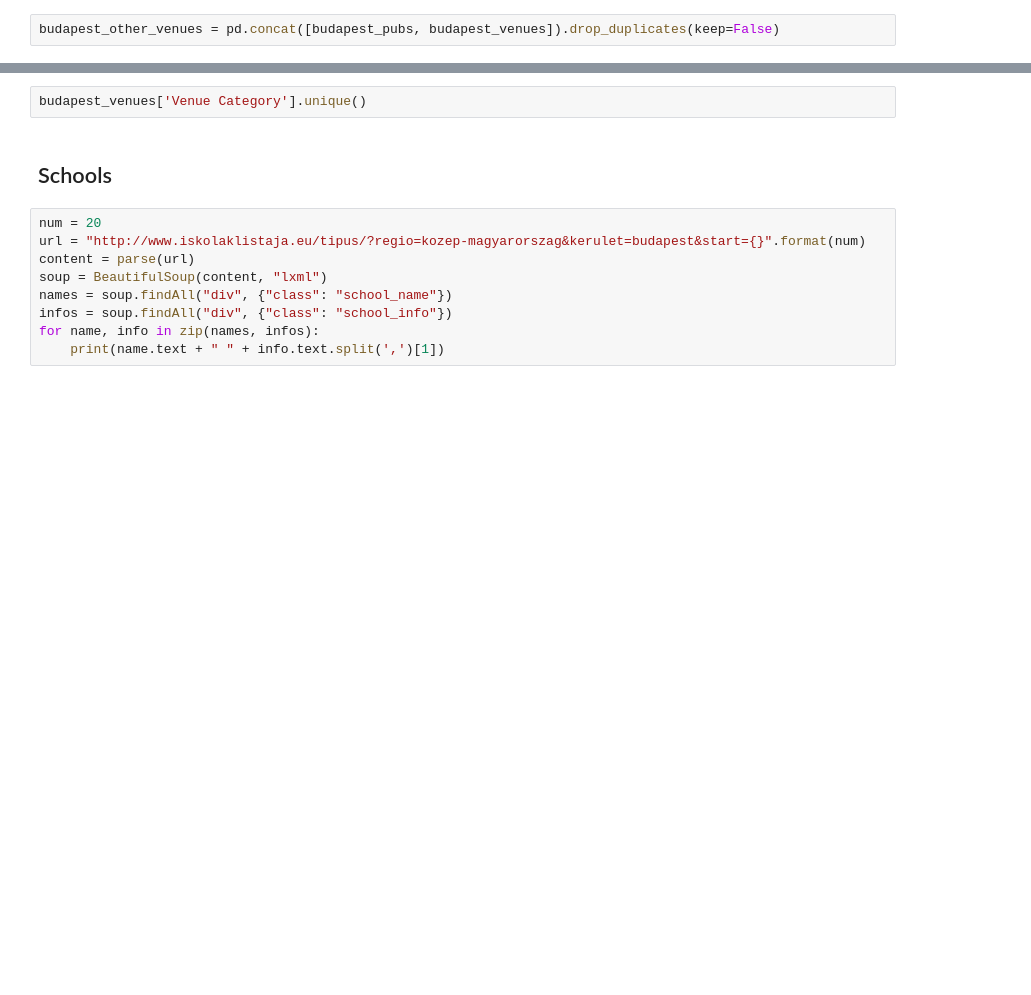
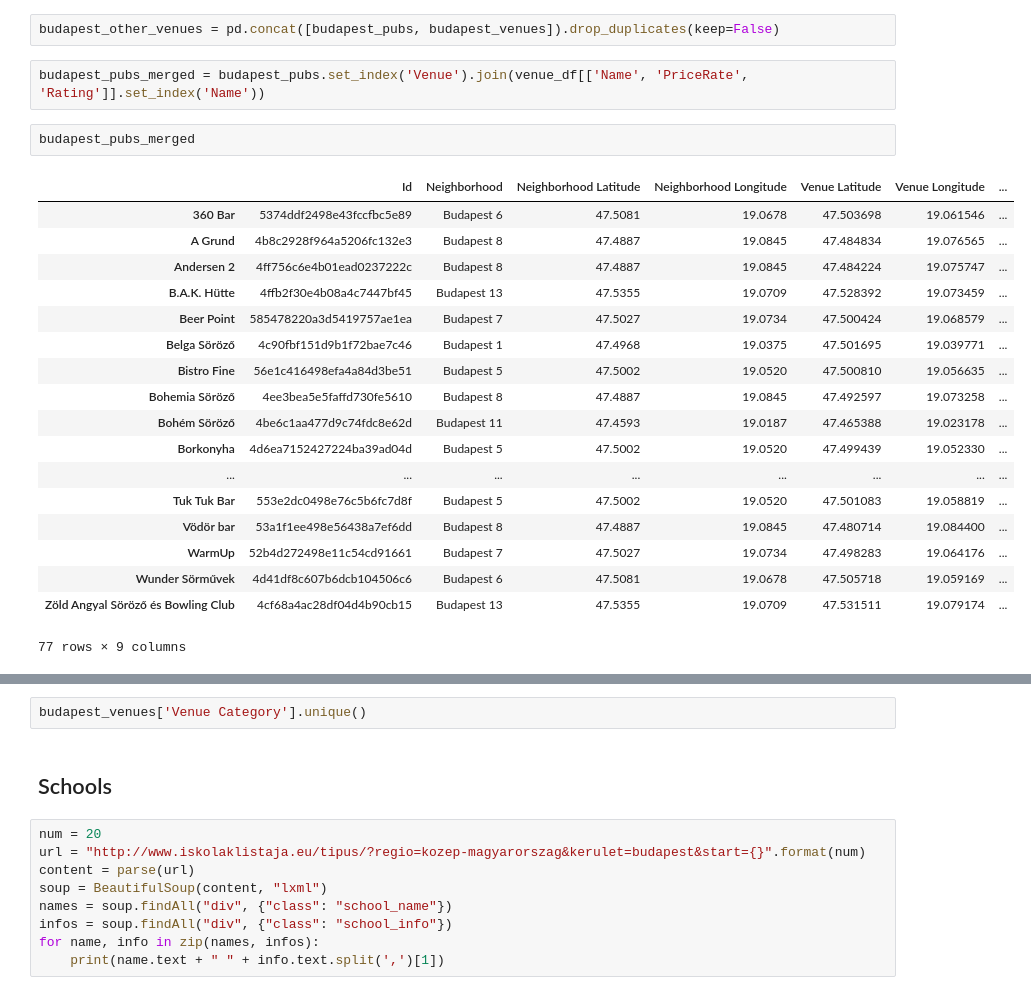
Before and after one commit to attilaistvanbudai/Coursera_Capstone, a Jupyter notebook: Capstone final project.ipynb, the cells around one changed output, grey strips where cells are left out. Saved outputs shown, nothing was run; the diff lists cells and outputs as text; blank space fills up the shorter version.

```diff
--- a/Capstone final project.ipynb
+++ b/Capstone final project.ipynb
@@ -219,2 +531,25 @@ for detail in pub_details:
 # %%
 budapest_other_venues = pd.concat([budapest_pubs, budapest_venues]).drop_duplicates(keep=False)
+# %%
+budapest_pubs_merged = budapest_pubs.set_index('Venue').join(venue_df[['Name', 'PriceRate', 'Rating']].set_index('Name'))
+# %%
+budapest_pubs_merged
+# %% [output]
+|  | Id | Neighborhood | Neighborhood Latitude | Neighborhood Longitude | Venue Latitude | Venue Longitude | ... |
+| 360 Bar | 5374ddf2498e43fccfbc5e89 | Budapest 6 | 47.5081 | 19.0678 | 47.503698 | 19.061546 | ... |
+| A Grund | 4b8c2928f964a5206fc132e3 | Budapest 8 | 47.4887 | 19.0845 | 47.484834 | 19.076565 | ... |
+| Andersen 2 | 4ff756c6e4b01ead0237222c | Budapest 8 | 47.4887 | 19.0845 | 47.484224 | 19.075747 | ... |
+| B.A.K. Hütte | 4ffb2f30e4b08a4c7447bf45 | Budapest 13 | 47.5355 | 19.0709 | 47.528392 | 19.073459 | ... |
+| Beer Point | 585478220a3d5419757ae1ea | Budapest 7 | 47.5027 | 19.0734 | 47.500424 | 19.068579 | ... |
+| Belga Söröző | 4c90fbf151d9b1f72bae7c46 | Budapest 1 | 47.4968 | 19.0375 | 47.501695 | 19.039771 | ... |
+| Bistro Fine | 56e1c416498efa4a84d3be51 | Budapest 5 | 47.5002 | 19.0520 | 47.500810 | 19.056635 | ... |
+| Bohemia Söröző | 4ee3bea5e5faffd730fe5610 | Budapest 8 | 47.4887 | 19.0845 | 47.492597 | 19.073258 | ... |
+| Bohém Söröző | 4be6c1aa477d9c74fdc8e62d | Budapest 11 | 47.4593 | 19.0187 | 47.465388 | 19.023178 | ... |
+| Borkonyha | 4d6ea7152427224ba39ad04d | Budapest 5 | 47.5002 | 19.0520 | 47.499439 | 19.052330 | ... |
+| ... | ... | ... | ... | ... | ... | ... | ... |
+| Tuk Tuk Bar | 553e2dc0498e76c5b6fc7d8f | Budapest 5 | 47.5002 | 19.0520 | 47.501083 | 19.058819 | ... |
+| Vödör bar | 53a1f1ee498e56438a7ef6dd | Budapest 8 | 47.4887 | 19.0845 | 47.480714 | 19.084400 | ... |
+| WarmUp | 52b4d272498e11c54cd91661 | Budapest 7 | 47.5027 | 19.0734 | 47.498283 | 19.064176 | ... |
+| Wunder Sörművek | 4d41df8c607b6dcb104506c6 | Budapest 6 | 47.5081 | 19.0678 | 47.505718 | 19.059169 | ... |
+| Zöld Angyal Söröző és Bowling Club | 4cf68a4ac28df04d4b90cb15 | Budapest 13 | 47.5355 | 19.0709 | 47.531511 | 19.079174 | ... |
+77 rows × 9 columns
```
Also changed, not shown: parts of 36 cells of this notebook, 4 other files.
